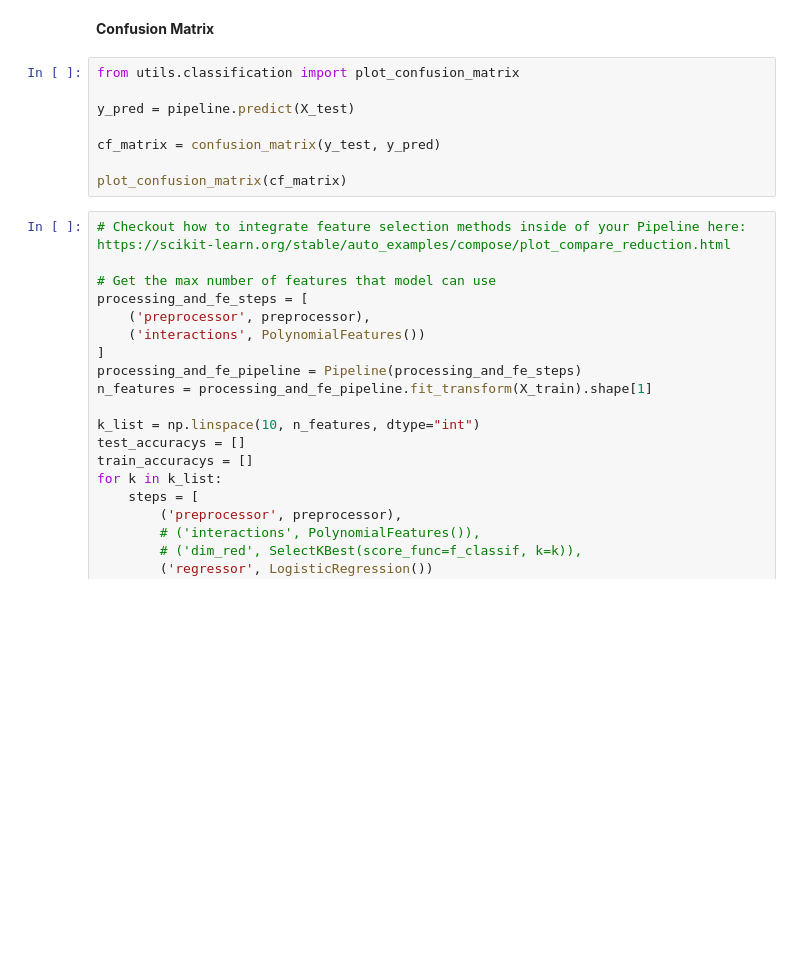
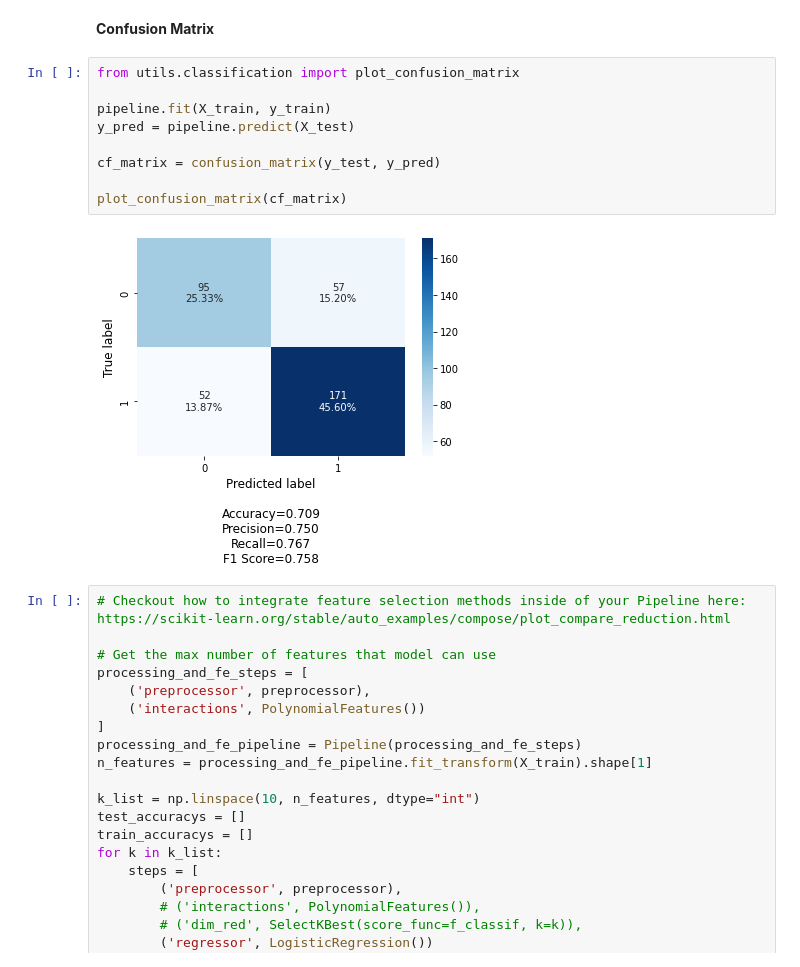
Before and after one commit to nathanjones4323/machine-learning-notebook-template, a Jupyter notebook: templates/classification.ipynb, the cells around one changed output. Drawn from its saved outputs; the diff is of its cells as text; blank space fills up the shorter version.

```diff
--- a/templates/classification.ipynb
+++ b/templates/classification.ipynb
@@ -737,11 +706,14 @@ This will be the final model that you use for future predictions.
 # %%
 from utils.classification import plot_confusion_matrix
 
+pipeline.fit(X_train, y_train)
 y_pred = pipeline.predict(X_test)
 
 cf_matrix = confusion_matrix(y_test, y_pred)
 
 plot_confusion_matrix(cf_matrix)
+# %% [output]
+[figure, added]
 # %%
 # Checkout how to integrate feature selection methods inside of your Pipeline here: https://scikit-learn.org/stable/auto_examples/compose/plot_compare_reduction.html
 
```
Also changed, not shown: parts of 13 cells of this notebook, 1 other file.
